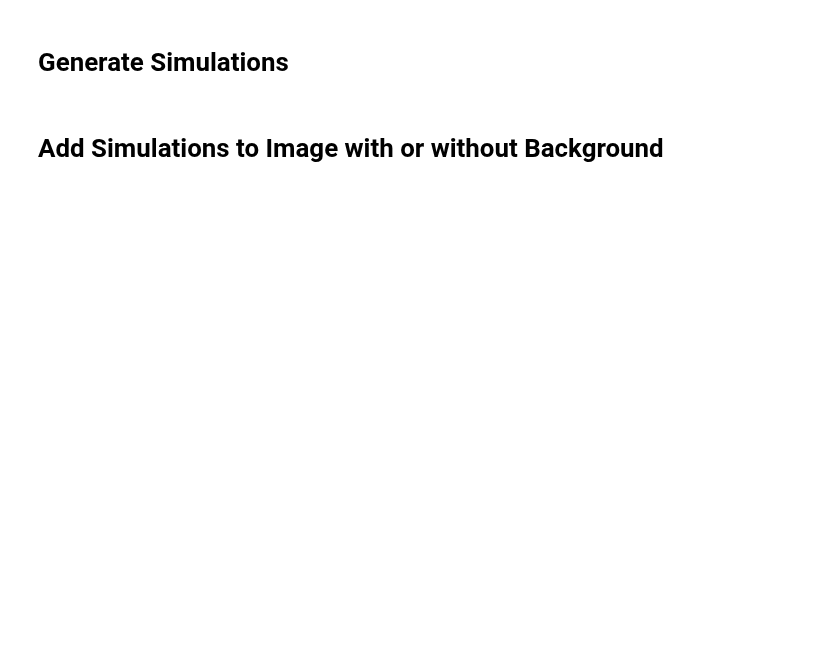
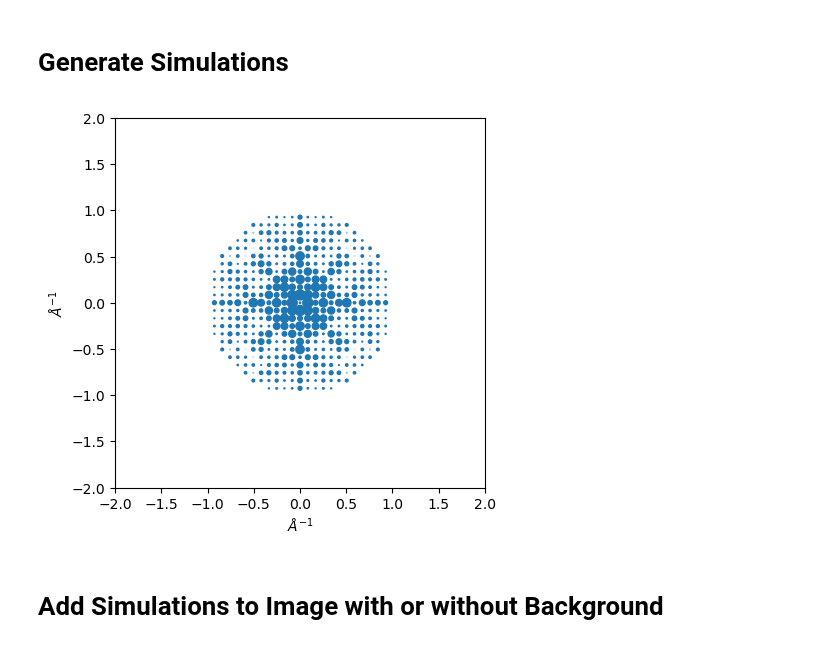
Before and after one commit to bstrb/simSSED, a Jupyter notebook: notebooks/simulate_and_refine_LTA.ipynb, the cells around one changed output. Cells and saved outputs as stored; diff of their text form; code cells hidden in the pictures; blank space fills up the shorter version.

```diff
--- a/notebooks/simulate_and_refine_LTA.ipynb
+++ b/notebooks/simulate_and_refine_LTA.ipynb
@@ -6,36 +6,38 @@ from orix.sampling import get_sample_reduced_fundamental
 from diffsims.generators.simulation_generator import SimulationGenerator
 
 # cif_file = "/Users/xiaodong/Desktop/simulations/LTA/7108314.cif"
 cif_file = "/home/bubl3932/files/LTA_sim/7108314.cif"
-resolution = 0.5                # angular resolution(granularity) of simulation in degrees
-reciprocal_radius = 1/0.2       # 1/Å (i.e. Å⁻¹)
+resolution = 2                # angular resolution(granularity) of simulation in degrees
+reciprocal_radius = 1/0.5       # 1/Å (i.e. Å⁻¹)
 with_direct_beam = False        # Include the direct beam
 max_excitation_error = 0.01     # approx 1/thickness of crystal
 shape_factor_width = None       # None or float if none then set to max_excitation_error
 accelerating_voltage = 300      # kV
 
 # Get phase from cif
 phase = Phase.from_cif(cif_file)
 
 # Sample orientations in the symmetry-reduced zone (resolution in degrees)
-orientations = get_sample_reduced_fundamental(resolution=0.5, point_group=phase.point_group)
+orientations = get_sample_reduced_fundamental(resolution=resolution, point_group=phase.point_group)
 
 # Initialize the simulation generator (e.g., setting the accelerating voltage)
 generator = SimulationGenerator(accelerating_voltage = accelerating_voltage, approximate_precession = False)
 
 # Calculate 2D diffraction simulations using the provided phase and orientations
 simulations = generator.calculate_diffraction2d(
     phase = phase,
     rotation = orientations,
     reciprocal_radius = reciprocal_radius,
     with_direct_beam = with_direct_beam,
     max_excitation_error = max_excitation_error,
     shape_factor_width = shape_factor_width,
     debye_waller_factors = None,
     show_progressbar = True
 )
 
 simulations.plot();
+# %% [output]
+[figure, added]
 # %% [markdown]
 # Add Simulations to Image with or without Background
 # %%
```
Also changed, not shown: parts of 3 cells of this notebook, 5 other files.
